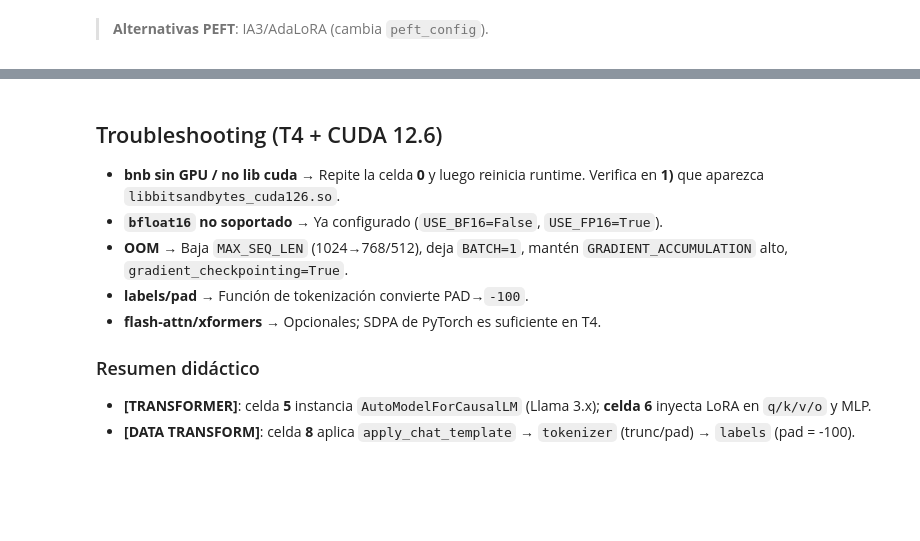
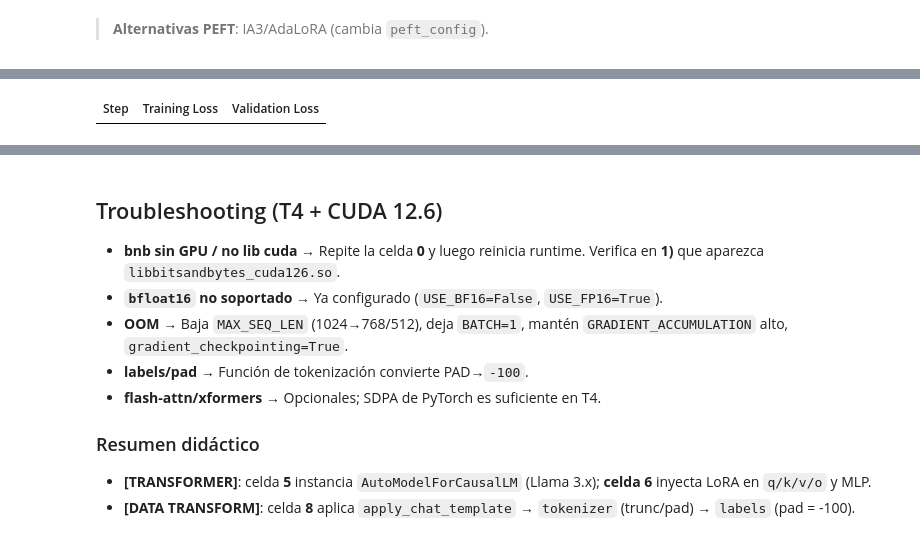
Before and after one commit to javierrosado/notebook-chatgpt.customize, a Jupyter notebook: PEFT_QLoRA_Llama3_T4_Colab_v2.ipynb, the cells around one changed output, grey strips where cells are left out. Cells and saved outputs as stored; diff of their text form; code cells hidden in the pictures; blank space fills up the shorter version.

```diff
--- a/PEFT_QLoRA_Llama3_T4_Colab_v2.ipynb
+++ b/PEFT_QLoRA_Llama3_T4_Colab_v2.ipynb
@@ -104,7 +104,7 @@ class Config:
 
     # Número máximo de pasos de entrenamiento (iteraciones del optimizador)
     # Valores posibles: Un entero positivo. -1 para entrenar por número de épocas.
-    MAX_STEPS: int = 500
+    MAX_STEPS: int = -1
 
     # Número de épocas completas sobre el dataset de entrenamiento, el MAX_STEPS>1, esta variable no se toma en cuenta.
     NUM_EPOCHS: int = 1
@@ -384,9 +533,9 @@ print("Ejemplo:", raw_ds[0])
 # %%
-
 # ============================================================
 # 8) Transformación de datos
 #    [DATA TRANSFORM] chat_template → tokenización → labels (pad→-100)
 # ============================================================
+
 def format_and_tokenize(example):
     text = tokenizer.apply_chat_template(
         example["messages"],
@@ -400,6 +549,7 @@ def format_and_tokenize(example):
         padding="max_length",
         return_tensors=None,
     )
+
     pad_id = tokenizer.pad_token_id
     input_ids = tokenized["input_ids"]
     if input_ids and isinstance(input_ids[0], list):
@@ -409,10 +559,17 @@ def format_and_tokenize(example):
         ]
     else:
         labels = [tok if tok != pad_id else -100 for tok in input_ids]
+
+
     tokenized["labels"] = labels
     return tokenized
 
-processed_ds = raw_ds.map(format_and_tokenize, remove_columns=raw_ds.column_names)
-split = processed_ds.train_test_split(test_size=0.05, seed=42)
+raw_ds.map(format_and_tokenize, remove_columns=raw_ds.column_names)
+
+# Divide el dataset procesado en conjuntos de entrenamiento y validación
+split = raw_ds.map(format_and_tokenize, remove_columns=raw_ds.column_names).train_test_split(test_size=0.20, seed=42)
 train_ds, val_ds = split["train"], split["test"]
-len(train_ds), len(val_ds)
+
+# Muestra el número de ejemplos en cada conjunto
+print(f"Dataset de Entrenamiento: {len(train_ds)} ejemplos")
+print(f"Dataset de Validación: {len(val_ds)} ejemplos")
@@ -432,7 +592,30 @@ except ModuleNotFoundError:
 from transformers import default_data_collator
 
 # Determine eval_strategy based on max_steps
-eval_strategy = "steps" if CFG.MAX_STEPS <= 0 else "no" # Disable step evaluation if max_steps is used
+# Si MAX_STEPS > 0, la estrategia de evaluación se establece en "no" para evitar
+# evaluaciones intermedias basadas en pasos que podrían no alinearse bien con los checkpoints.
+# Si MAX_STEPS <= 0 (entrenamiento por épocas), la evaluación se basa en pasos ("steps").
+eval_strategy = "steps" if CFG.MAX_STEPS <= 0 else "no"
+
+# SFTConfig define los hiperparámetros y configuraciones para el entrenamiento de fine-tuning supervisado (SFT).
+# Es similar a TrainingArguments de la librería transformers, pero adaptada para SFT en TRL.
+print("--- Configurando SFTConfig para el entrenamiento ---")
+# Inputs principales: Variables de configuración definidas en la clase Config (celda 2).
+print(f"  Output directory: {CFG.OUTPUT_DIR}")
+print(f"  Max sequence length: {CFG.MAX_SEQ_LEN}")
+print(f"  Per device train batch size: {CFG.PER_DEVICE_BATCH_SIZE}")
+print(f"  Gradient accumulation steps: {CFG.GRADIENT_ACCUMULATION}")
+print(f"  Learning rate: {CFG.LEARNING_RATE}")
+print(f"  Logging steps: {CFG.LOGGING_STEPS}")
+print(f"  Eval strategy: {eval_strategy}")
+print(f"  Eval steps: {CFG.EVAL_STEPS}")
+print(f"  Save steps: {CFG.SAVE_STEPS}")
+print(f"  Use BF16: {CFG.USE_BF16}")
+print(f"  Use FP16: {CFG.USE_FP16}")
+print(f"  Warmup ratio: {CFG.WARMUP_RATIO}")
+print(f"  Max steps (calculated): {CFG.MAX_STEPS if CFG.MAX_STEPS > 0 else -1}")
+print(f"  Num train epochs (calculated): {CFG.NUM_EPOCHS if CFG.MAX_STEPS <= 0 else 1000}")
+print(f"  Gradient checkpointing: {CFG.GRADIENT_CHECKPOINTING}")
 
 sft_config = SFTConfig(
     output_dir=CFG.OUTPUT_DIR,
@@ -450,8 +633,29 @@ sft_config = SFTConfig(
     max_steps=CFG.MAX_STEPS if CFG.MAX_STEPS > 0 else -1, # Use -1 for no max steps
     num_train_epochs=CFG.NUM_EPOCHS if CFG.MAX_STEPS <= 0 else 1000, # Set epochs to a large value if max_steps is used
     gradient_checkpointing=CFG.GRADIENT_CHECKPOINTING,
-    report_to=["none"],
+    report_to=["none"], # Deshabilita reportes a plataformas como Weights & Biases por defecto
 )
+print("SFTConfig configurado.")
+# Output principal: Un objeto SFTConfig.
+
+
+# SFTTrainer es la clase principal de TRL para realizar el fine-tuning supervisado.
+# Abstrae el bucle de entrenamiento estándar, la preparación de datos, la optimización,
+# y la evaluación, especialmente optimizado para modelos grandes y PEFT.
+print("\n--- Inicializando SFTTrainer ---")
+# Inputs principales:
+# - model: El modelo PEFT preparado (de la celda 6).
+# - tokenizer: El tokenizer cargado (de la celda 5).
+# - args: El objeto SFTConfig con las configuraciones de entrenamiento.
+# - train_dataset: El dataset de entrenamiento procesado (de la celda 8).
+# - eval_dataset: El dataset de validación procesado (de la celda 8).
+# - data_collator: Una función para agrupar ejemplos del dataset en batches.
+print(f"  Input model type: {type(model)}")
+print(f"  Input tokenizer type: {type(tokenizer)}")
+#print(f"  Input args (SFTConfig): {sft_config}")
+print(f"  Input train_dataset size: {len(train_ds)} ejemplos")
+print(f"  Input eval_dataset size: {len(val_ds)} ejemplos")
+print(f"  Input data_collator: {default_data_collator}")
 
 trainer = SFTTrainer(
     model=model,
@@ -461,7 +665,18 @@ trainer = SFTTrainer(
     eval_dataset=val_ds,
     data_collator=default_data_collator,
 )
+print("SFTTrainer inicializado.")
+# Output principal: Un objeto SFTTrainer.
 
-#trainer.train()
-#trainer.model.save_pretrained(f"{CFG.OUTPUT_DIR}/{CFG.ADAPTER_NAME}")
-#tokenizer.save_pretrained(CFG.OUTPUT_DIR)
+
+# Para iniciar el entrenamiento, descomenta la línea trainer.train()
+print("\n--- Listo para iniciar el entrenamiento ---")
+trainer.train()
+print("--- Entrenamiento finalizado ---")
+
+# Para guardar el adaptador después del entrenamiento, descomenta estas líneas
+print(f"\n--- Guardando adaptador PEFT en {CFG.OUTPUT_DIR}/{CFG.ADAPTER_NAME} ---")
+trainer.model.save_pretrained(f"{CFG.OUTPUT_DIR}/{CFG.ADAPTER_NAME}")
+tokenizer.save_pretrained(CFG.OUTPUT_DIR) # Guarda el tokenizer también
+print("--- Adaptador y tokenizer guardados ---")
+# %% [output]
@@ -468,3 +701,4 @@ trainer = SFTTrainer(
+| Step | Training Loss | Validation Loss |
 # %%
 # ============================================================
 # 10) Inferencia de prueba
```
Also changed, not shown: parts of 8 cells of this notebook.
